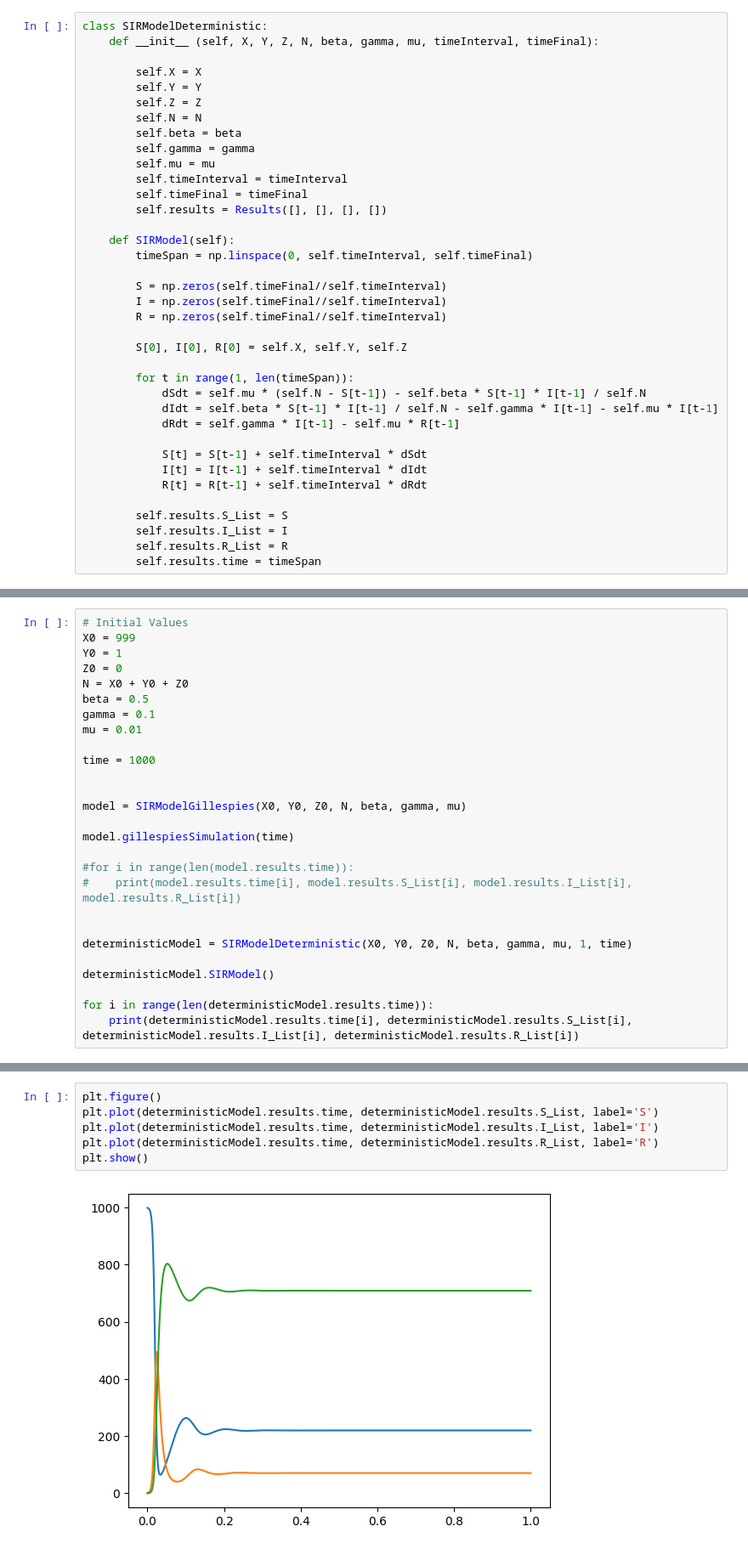
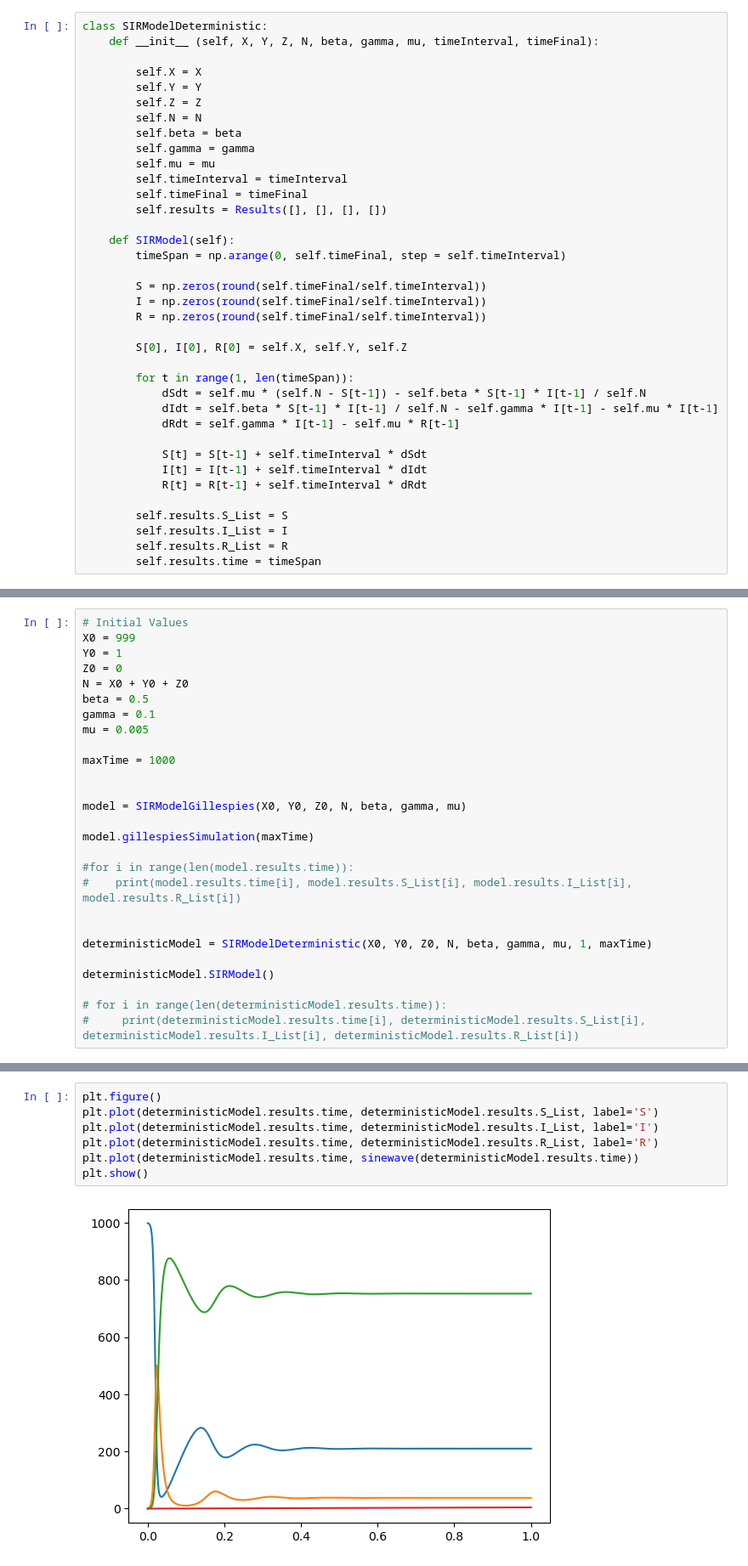
Before and after one commit to VictorianHues/Stochastic-SpatialModels_Assignment2, a Jupyter notebook: Peterson_15476758_Beumer_12640662_assignment2.ipynb, the cells around one changed output, grey strips where cells are left out. Shown: that part at 85% size. Cells and saved outputs as stored; diff of their text form.

```diff
--- a/Peterson_15476758_Beumer_12640662_assignment2.ipynb
+++ b/Peterson_15476758_Beumer_12640662_assignment2.ipynb
@@ -149,11 +151,11 @@ class SIRModelDeterministic:
         self.results = Results([], [], [], [])
 
     def SIRModel(self):
-        timeSpan = np.linspace(0, self.timeInterval, self.timeFinal)
+        timeSpan = np.arange(0, self.timeFinal, step = self.timeInterval)
 
-        S = np.zeros(self.timeFinal//self.timeInterval)
-        I = np.zeros(self.timeFinal//self.timeInterval)
-        R = np.zeros(self.timeFinal//self.timeInterval)
+        S = np.zeros(round(self.timeFinal/self.timeInterval))
+        I = np.zeros(round(self.timeFinal/self.timeInterval))
+        R = np.zeros(round(self.timeFinal/self.timeInterval))
 
         S[0], I[0], R[0] = self.X, self.Y, self.Z
 
@@ -178,22 +201,22 @@ Z0 = 0
 N = X0 + Y0 + Z0
 beta = 0.5
 gamma = 0.1
-mu = 0.01
+mu = 0.005
 
-time = 1000
+maxTime = 1000
 
 
 model = SIRModelGillespies(X0, Y0, Z0, N, beta, gamma, mu)
 
-model.gillespiesSimulation(time)
+model.gillespiesSimulation(maxTime)
 
 #for i in range(len(model.results.time)):
 #    print(model.results.time[i], model.results.S_List[i], model.results.I_List[i], model.results.R_List[i])
 
 
-deterministicModel = SIRModelDeterministic(X0, Y0, Z0, N, beta, gamma, mu, 1, time)
+deterministicModel = SIRModelDeterministic(X0, Y0, Z0, N, beta, gamma, mu, 1, maxTime)
 
 deterministicModel.SIRModel()
 
-for i in range(len(deterministicModel.results.time)):
-    print(deterministicModel.results.time[i], deterministicModel.results.S_List[i], deterministicModel.results.I_List[i], deterministicModel.results.R_List[i])
+# for i in range(len(deterministicModel.results.time)):
+#     print(deterministicModel.results.time[i], deterministicModel.results.S_List[i], deterministicModel.results.I_List[i], deterministicModel.results.R_List[i])
@@ -227,8 +232,9 @@ plt.show()
 # %%
 plt.figure()
 plt.plot(deterministicModel.results.time, deterministicModel.results.S_List, label='S')
 plt.plot(deterministicModel.results.time, deterministicModel.results.I_List, label='I')
 plt.plot(deterministicModel.results.time, deterministicModel.results.R_List, label='R')
+plt.plot(deterministicModel.results.time, sinewave(deterministicModel.results.time))
 plt.show()
 # %% [output]
-[figure, old version]
+[figure, new version]
```
Also changed, not shown: parts of 9 cells of this notebook.
